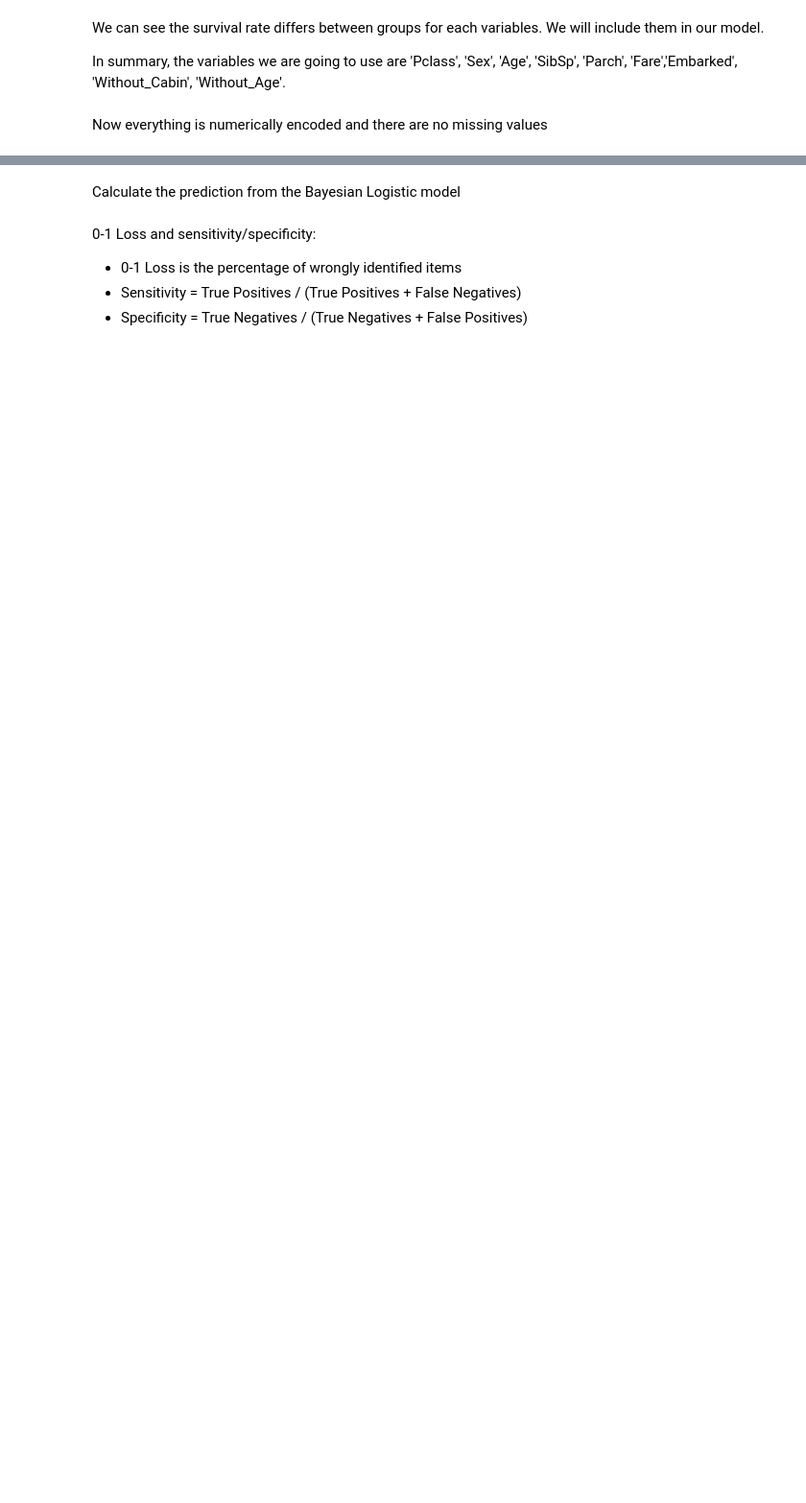
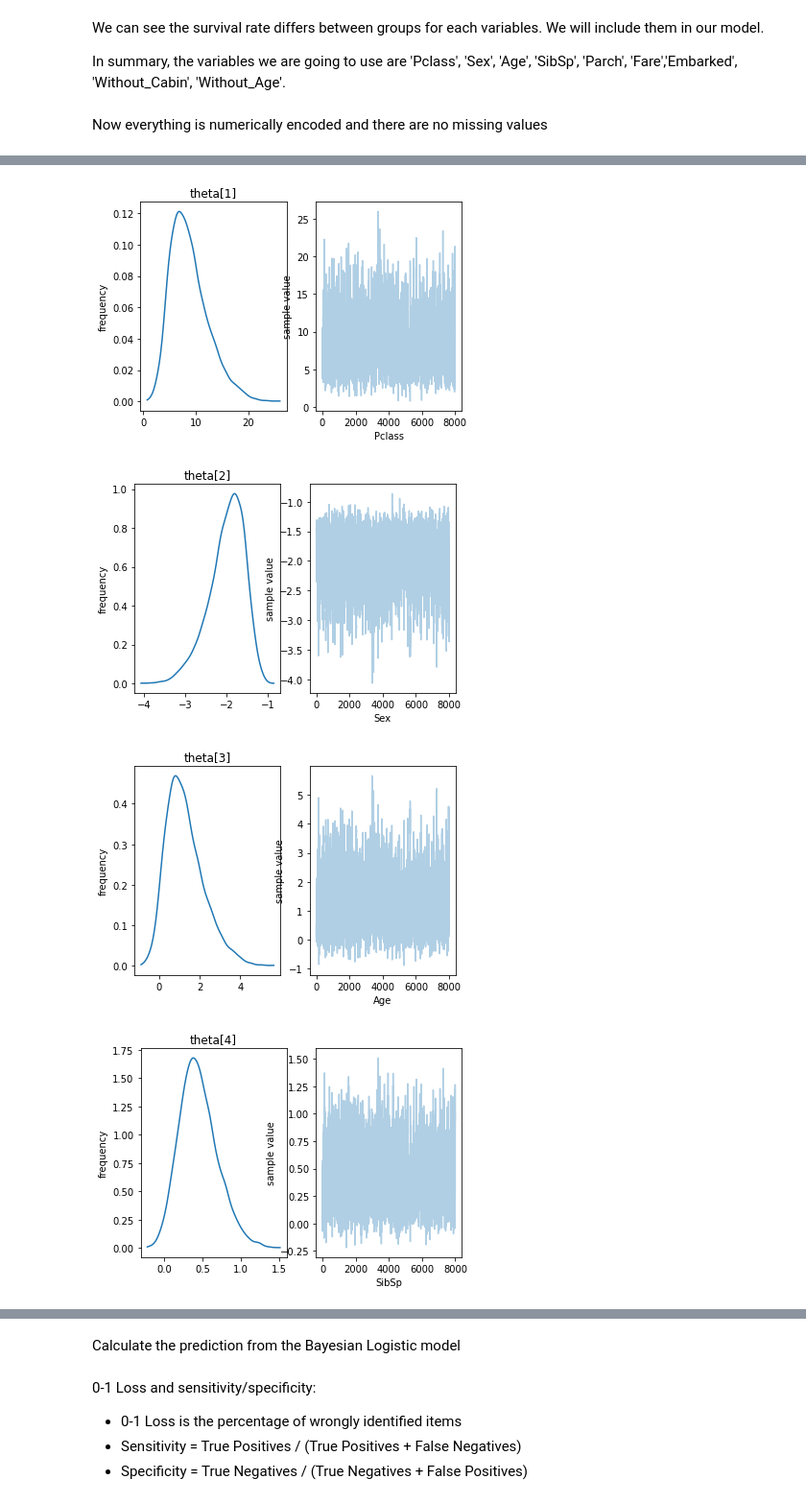
Before and after one commit to jeremy-dai/Titanic, a Jupyter notebook: Titanic_Logistic.ipynb, the cells around one changed output, grey strips where cells are left out. Shown at 96% size. Cells and saved outputs as stored; diff of their text form; code cells hidden in the pictures; blank space fills up the shorter version.

```diff
--- a/Titanic_Logistic.ipynb
+++ b/Titanic_Logistic.ipynb
@@ -271,0 +322,6 @@ Arviz library is used to assess the convergence of the MCMC method.
+# %%
+for i in range(11):
+    fit.plot('theta[' + str(i+1) +']')
+    plt.xlabel(Xtrain.columns[i])
+plt.tight_layout()
+# %% [output]
@@ -271,0 +339,4 @@ Arviz library is used to assess the convergence of the MCMC method.
+[figure, added]
+[figure, added]
+[figure, added]
+[figure, added]
```
Also changed, not shown: parts of 37 cells of this notebook.
